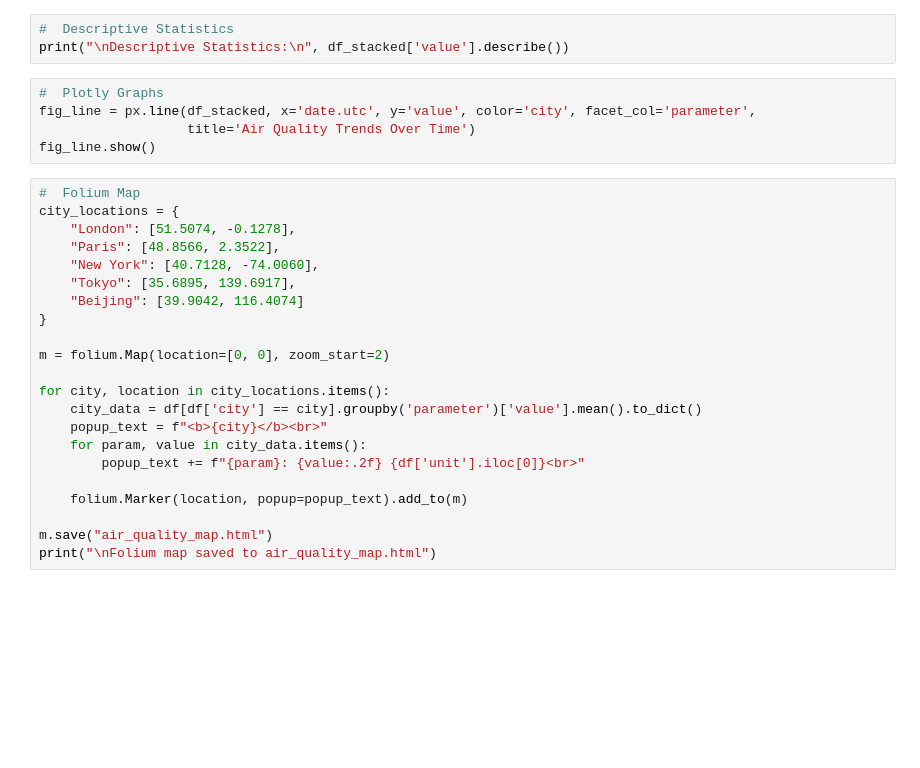
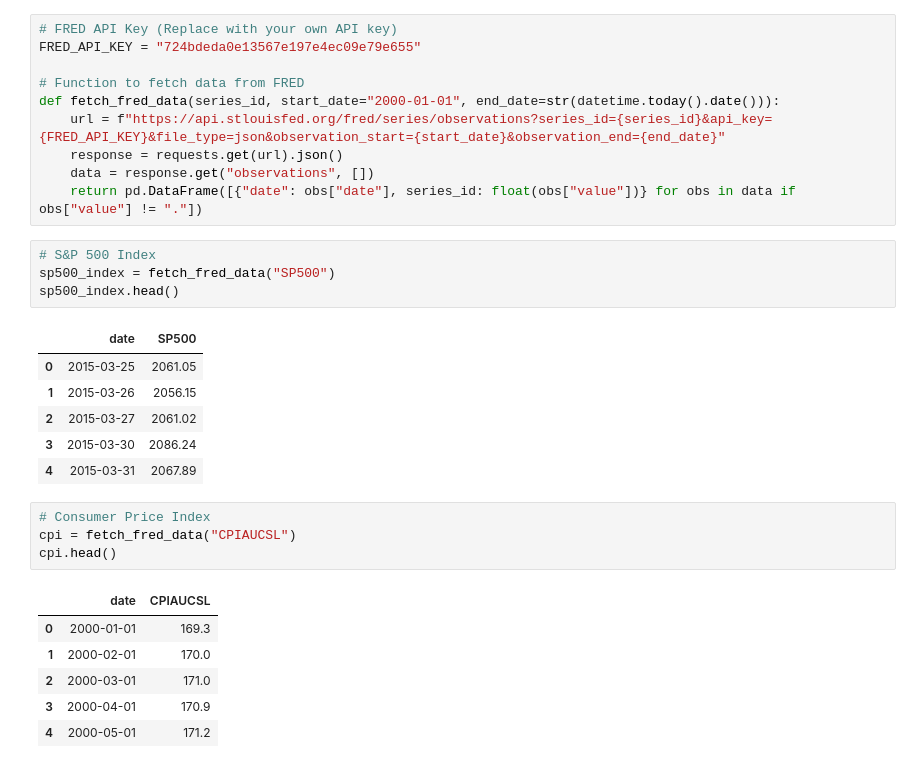
Before and after one commit to sadiq937/Shaik_DM, a Jupyter notebook: PS4.ipynb, the cells around one changed output. Drawn from its saved outputs; the diff is of its cells as text; blank space fills up the shorter version.

```diff
--- a/PS4.ipynb
+++ b/PS4.ipynb
@@ -74,30 +48,32 @@ df_stacked['parameter'] = df_stacked['parameter'].map(parameter_mapping)
-# %%
-#  Descriptive Statistics
-print("\nDescriptive Statistics:\n", df_stacked['value'].describe())
-# %%
-#  Plotly Graphs
-fig_line = px.line(df_stacked, x='date.utc', y='value', color='city', facet_col='parameter',
-                   title='Air Quality Trends Over Time')
-fig_line.show()
-# %%
-#  Folium Map
-city_locations = {
-    "London": [51.5074, -0.1278],
-    "Paris": [48.8566, 2.3522],
-    "New York": [40.7128, -74.0060],
-    "Tokyo": [35.6895, 139.6917],
-    "Beijing": [39.9042, 116.4074]
-}
-
-m = folium.Map(location=[0, 0], zoom_start=2)
-
-for city, location in city_locations.items():
-    city_data = df[df['city'] == city].groupby('parameter')['value'].mean().to_dict()
-    popup_text = f"<b>{city}</b><br>"
-    for param, value in city_data.items():
-        popup_text += f"{param}: {value:.2f} {df['unit'].iloc[0]}<br>"
-
-    folium.Marker(location, popup=popup_text).add_to(m)
-
-m.save("air_quality_map.html")
-print("\nFolium map saved to air_quality_map.html")
+# %%
+# FRED API Key (Replace with your own API key)
+FRED_API_KEY = "724bdeda0e13567e197e4ec09e79e655"
+
+# Function to fetch data from FRED
+def fetch_fred_data(series_id, start_date="2000-01-01", end_date=str(datetime.today().date())):
+    url = f"https://api.stlouisfed.org/fred/series/observations?series_id={series_id}&api_key={FRED_API_KEY}&file_type=json&observation_start={start_date}&observation_end={end_date}"
+    response = requests.get(url).json()
+    data = response.get("observations", [])
+    return pd.DataFrame([{"date": obs["date"], series_id: float(obs["value"])} for obs in data if obs["value"] != "."])
+# %%
+# S&P 500 Index
+sp500_index = fetch_fred_data("SP500")
+sp500_index.head()
+# %% [output]
+|  | date | SP500 |
+| 0 | 2015-03-25 | 2061.05 |
+| 1 | 2015-03-26 | 2056.15 |
+| 2 | 2015-03-27 | 2061.02 |
+| 3 | 2015-03-30 | 2086.24 |
+| 4 | 2015-03-31 | 2067.89 |
+# %%
+# Consumer Price Index
+cpi = fetch_fred_data("CPIAUCSL")
+cpi.head()
+# %% [output]
+|  | date | CPIAUCSL |
+| 0 | 2000-01-01 | 169.3 |
+| 1 | 2000-02-01 | 170.0 |
+| 2 | 2000-03-01 | 171.0 |
+| 3 | 2000-04-01 | 170.9 |
+| 4 | 2000-05-01 | 171.2 |
```
Also changed, not shown: parts of 15 cells of this notebook.
